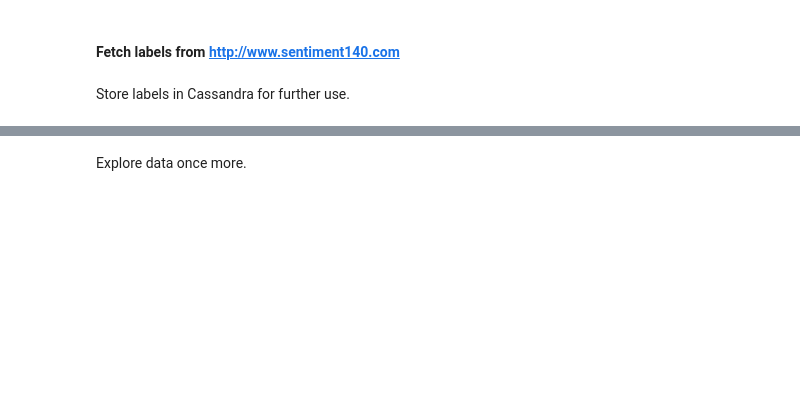
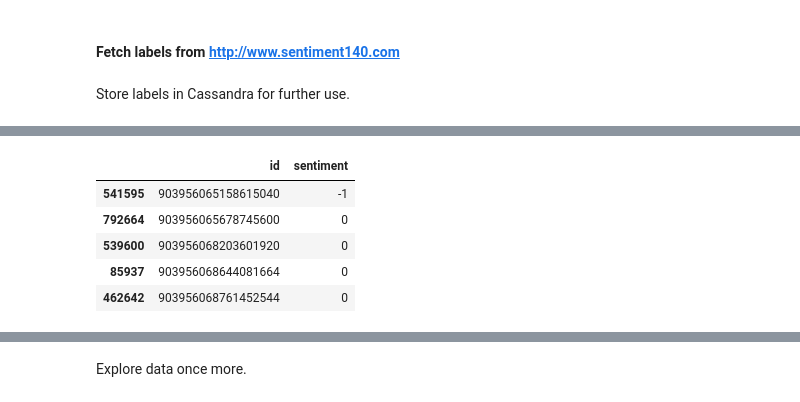
Before and after one commit to dsokal/stream-analysis, a Jupyter notebook: src/Use case.ipynb, the cells around one changed output, grey strips where cells are left out. Cells and saved outputs as stored; diff of their text form; code cells hidden in the pictures; blank space fills up the shorter version.

```diff
--- a/src/Use case.ipynb
+++ b/src/Use case.ipynb
@@ -274,0 +312,3 @@ pd.merge(df, labels_df, on='id', how='outer')
+# %%
+df = pd.read_csv('tweets_df.csv')
+labels_df = pd.read_csv('labels_df.csv')
@@ -274,0 +319,9 @@ pd.merge(df, labels_df, on='id', how='outer')
+# %%
+labels_df.tail()
+# %% [output]
+|  | id | sentiment |
+| 541595 | 903956065158615040 | -1 |
+| 792664 | 903956065678745600 | 0 |
+| 539600 | 903956068203601920 | 0 |
+| 85937 | 903956068644081664 | 0 |
+| 462642 | 903956068761452544 | 0 |
```
Also changed, not shown: parts of 25 cells of this notebook.
